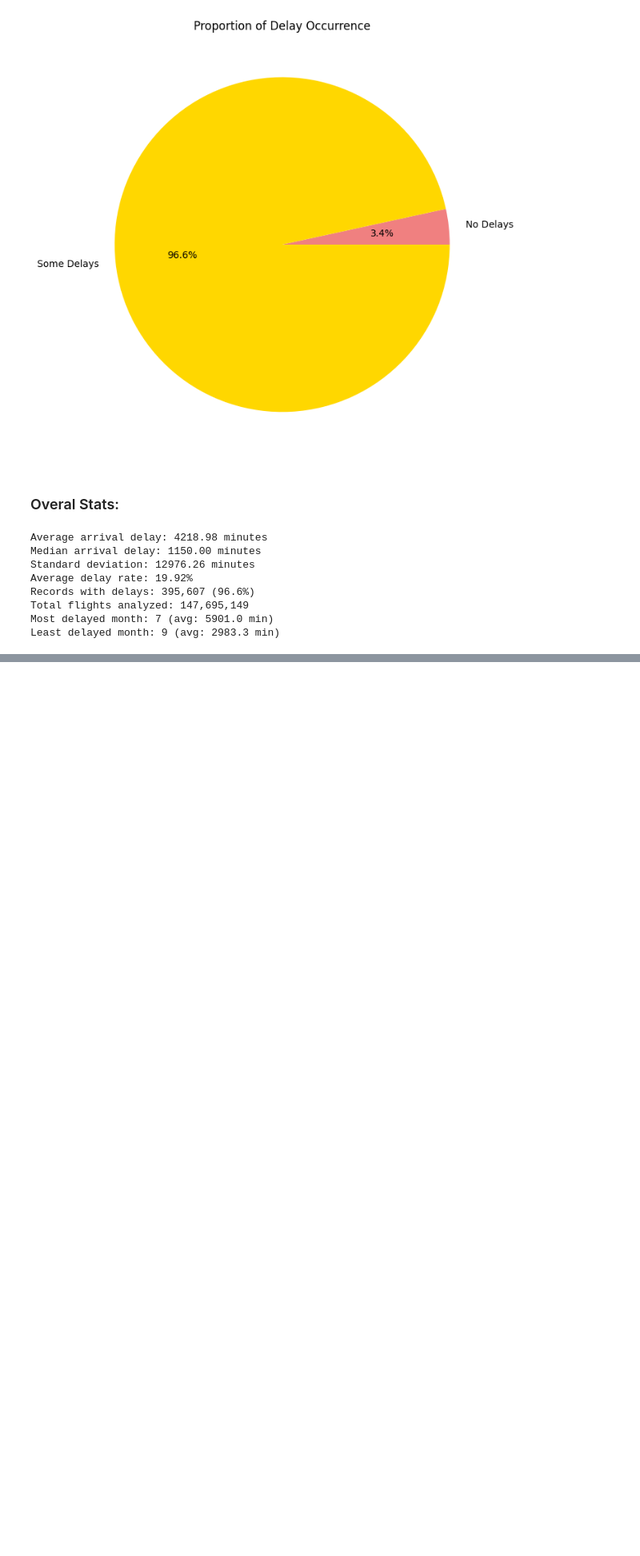
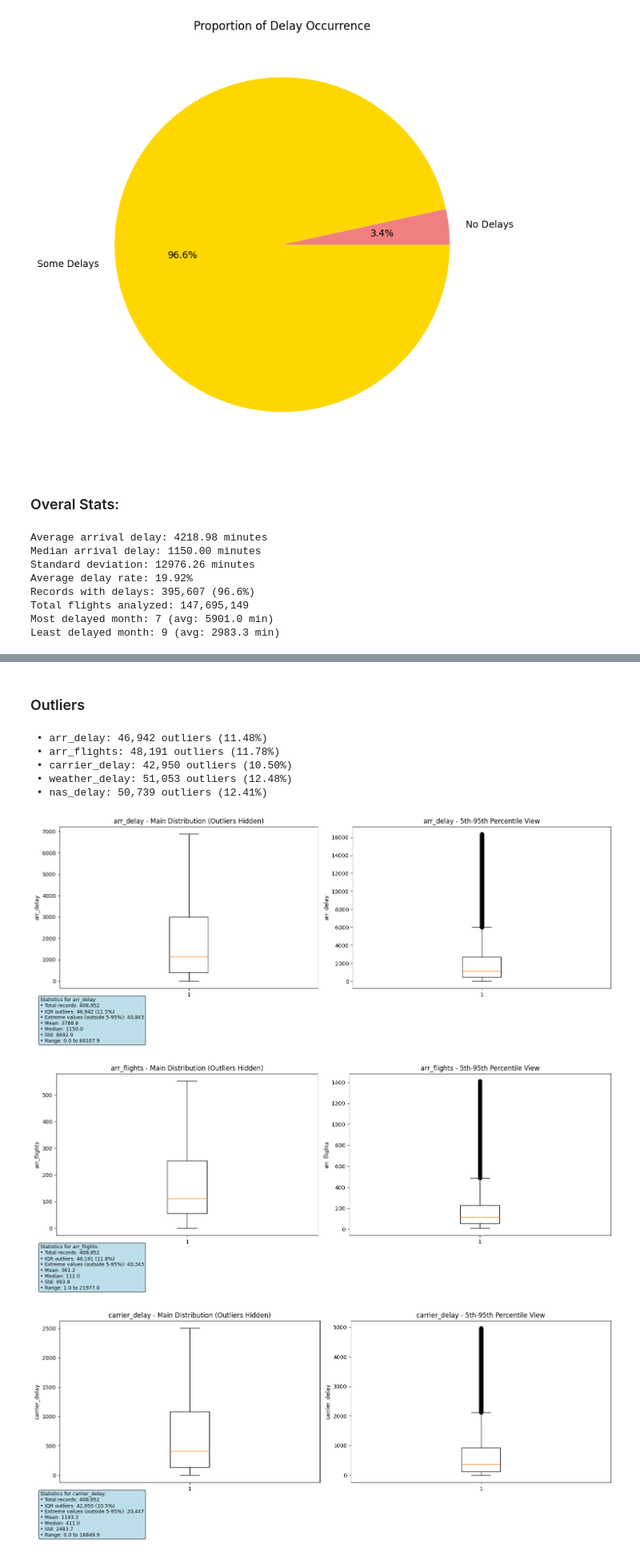
Before and after one commit to shakhbozmn/flight-delay-prediction, a Jupyter notebook: flight_delay_analysis.ipynb, the cells around one changed output, grey strips where cells are left out. Shown: that part at 80% size. Cells and saved outputs as stored; diff of their text form; code cells hidden in the pictures; blank space fills up the shorter version.

```diff
--- a/flight_delay_analysis.ipynb
+++ b/flight_delay_analysis.ipynb
@@ -295,0 +322,2 @@ X_train_clf, X_test_clf, y_train_clf, y_test_clf = train_test_split(
+# %% [markdown]
+### Outliers
@@ -295,0 +335,65 @@ X_train_clf, X_test_clf, y_train_clf, y_test_clf = train_test_split(
+# %%
+outlier_columns = ['arr_delay', 'arr_flights', 'carrier_delay', 'weather_delay', 'nas_delay']
+outlier_summary = []
+
+for col in outlier_columns:
+    if col in df_processed.columns:
+        outliers, lower, upper = detect_outliers_iqr(df_processed, col)
+        outlier_pct = (len(outliers) / len(df_processed)) * 100
+
+        outlier_summary.append({
+            'Column': col,
+            'Outliers': len(outliers),
+            'Percentage': outlier_pct,
+            'Lower_Bound': lower,
+            'Upper_Bound': upper
+        })
+
+        print(f" • {col}: {len(outliers):,} outliers ({outlier_pct:.2f}%)")
+# %% [output]
+ • arr_delay: 46,942 outliers (11.48%)
+ • arr_flights: 48,191 outliers (11.78%)
+ • carrier_delay: 42,950 outliers (10.50%)
+ • weather_delay: 51,053 outliers (12.48%)
+ • nas_delay: 50,739 outliers (12.41%)
+# %%
+for col in outlier_columns:
+    if col in df_processed.columns:
+        fig, (ax1, ax2) = plt.subplots(1, 2, figsize=(15, 6))
+
+        # Left plot: Box plot without outliers for main distribution
+        bp1 = ax1.boxplot(df_processed[col].dropna(), vert=True, showfliers=False)
+        ax1.set_title(f'{col} - Main Distribution (Outliers Hidden)')
+        ax1.set_ylabel(col)
+
+        # Right plot: Box plot with percentile limits
+        p5 = df_processed[col].quantile(0.05)
+        p95 = df_processed[col].quantile(0.95)
+        filtered_data = df_processed[col][(df_processed[col] >= p5) & (df_processed[col] <= p95)]
+
+        bp2 = ax2.boxplot(filtered_data.dropna(), vert=True)
+        ax2.set_title(f'{col} - 5th-95th Percentile View')
+        ax2.set_ylabel(col)
+
+        outliers, _, _ = detect_outliers_iqr(df_processed, col)
+        extreme_count = len(df_processed[col][(df_processed[col] < p5) | (df_processed[col] > p95)])
+
+        stats_text = f'''Statistics for {col}:
+• Total records: {len(df_processed[col].dropna()):,}
+• IQR outliers: {len(outliers):,} ({len(outliers)/len(df_processed)*100:.1f}%)
+• Extreme values (outside 5-95%): {extreme_count:,}
+• Mean: {df_processed[col].mean():.1f}
+• Median: {df_processed[col].median():.1f}
+• Std: {df_processed[col].std():.1f}
+• Range: {df_processed[col].min():.1f} to {df_processed[col].max():.1f}'''
+
+        fig.text(0.02, 0.02, stats_text, fontsize=9,
+                bbox=dict(boxstyle='round', facecolor='lightblue', alpha=0.8))
+
+        plt.tight_layout()
+        plt.subplots_adjust(bottom=0.25)
+        plt.show()
+# %% [output]
+[figure, added]
+[figure, added]
+[figure, added]
```
Also changed, not shown: parts of 21 cells of this notebook.
